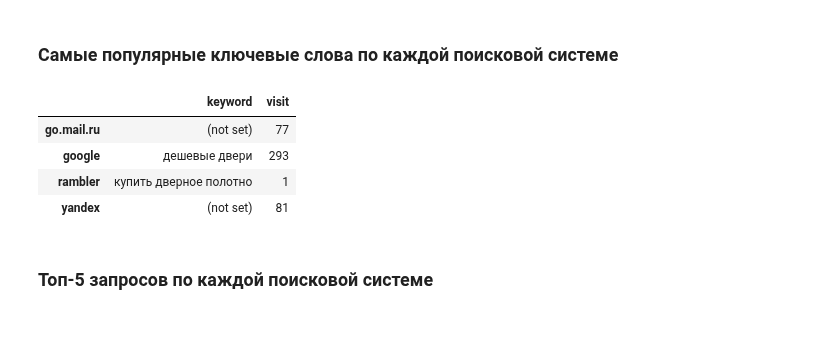
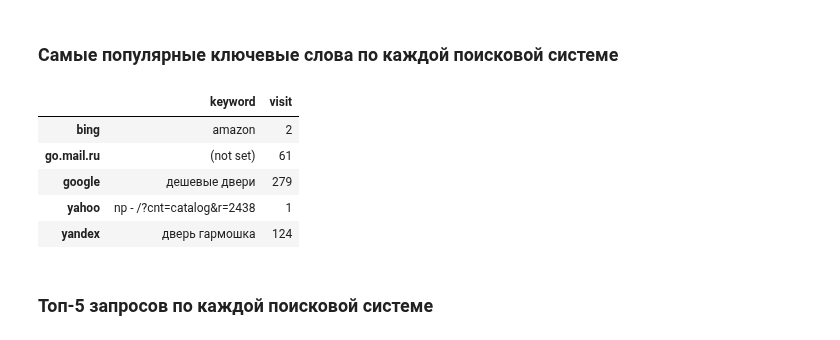
Before and after one commit to robosnob/took-took.ru, a Jupyter notebook: Reports/Took-Took.ru.ipynb, the cells around one changed output. Cells and saved outputs as stored; diff of their text form; code cells hidden in the pictures.

```diff
--- a/Reports/Took-Took.ru.ipynb
+++ b/Reports/Took-Took.ru.ipynb
@@ -106,13 +107,14 @@ data[kw]
 # %% [markdown]
 <h3>Самые популярные ключевые слова по каждой поисковой системе</h3>
 # %%
-data[kw].xs(0, level=1)
+data.groupby(level=0, axis=0)[kw].apply(lambda x: x.xs(x.visit.idxmax())) #.xs(0, level=1)
 # %% [output]
 |  | keyword | visit |
-| go.mail.ru | (not set) | 77 |
-| google | дешевые двери | 293 |
-| rambler | купить дверное полотно | 1 |
-| yandex | (not set) | 81 |
+| bing | amazon | 2 |
+| go.mail.ru | (not set) | 61 |
+| google | дешевые двери | 279 |
+| yahoo | np - /?cnt=catalog&r=2438 | 1 |
+| yandex | дверь гармошка | 124 |
 # %% [markdown]
 <h3>Топ-5 запросов по каждой поисковой системе</h3>
 # %%
```
Also changed, not shown: parts of 7 cells of this notebook.
